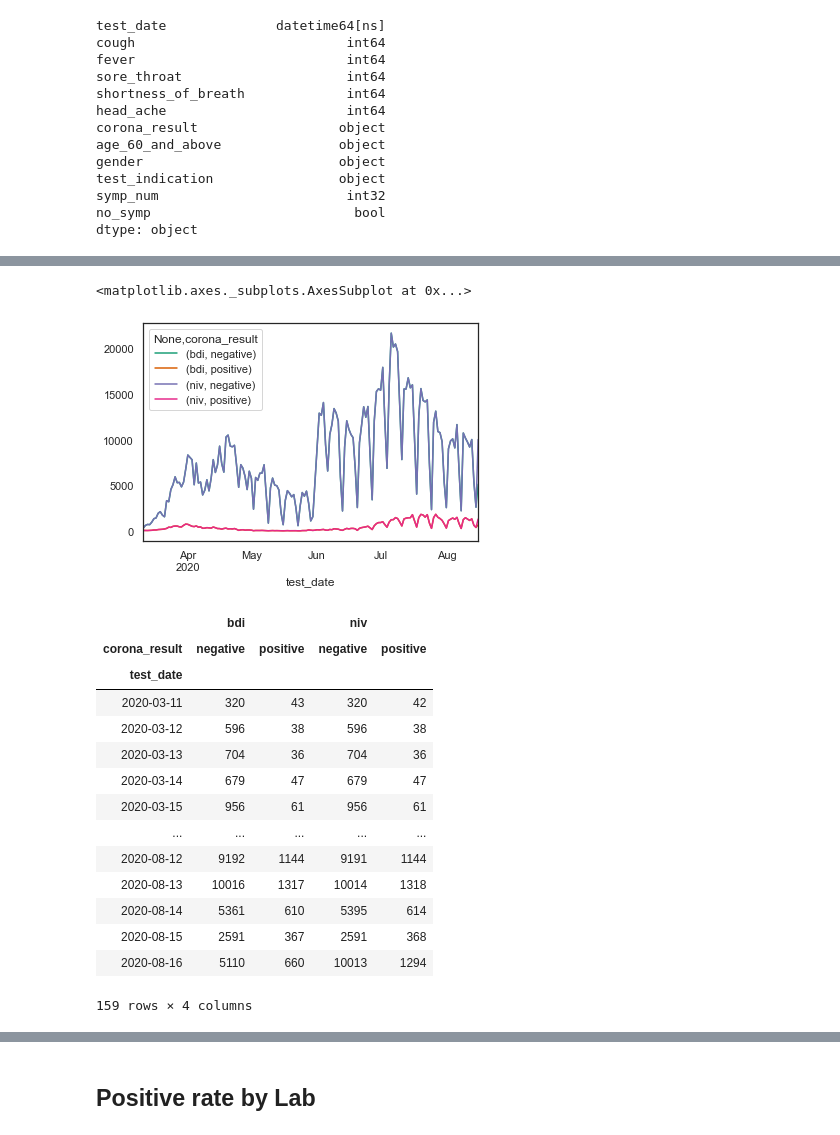
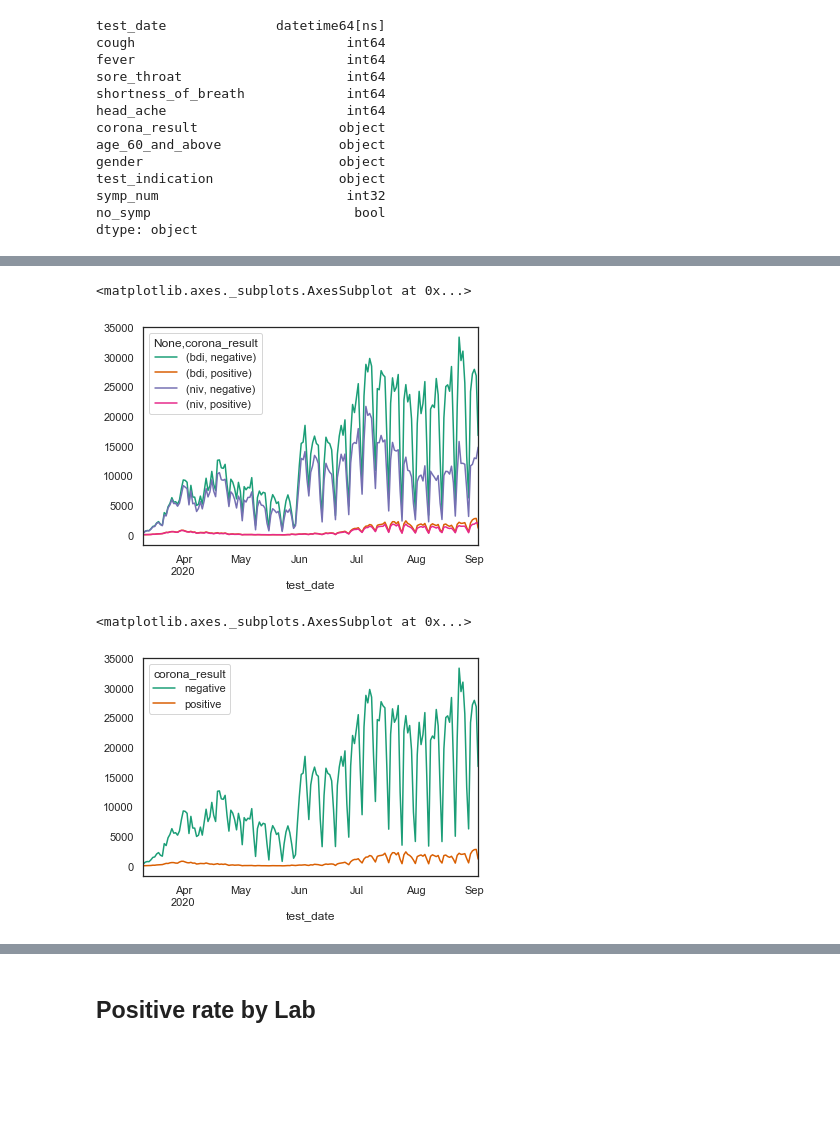
Before and after one commit to cjer/covid, a Jupyter notebook: israel_covid.ipynb, the cells around one changed output, grey strips where cells are left out. Cells and saved outputs as stored; diff of their text form; code cells hidden in the pictures; blank space fills up the shorter version.

Commit message:
replace is_first_Test with test_for_corona_diagnosis

```diff
--- a/israel_covid.ipynb
+++ b/israel_covid.ipynb
@@ -242,27 +243,13 @@ orig_test_date    datetime64[ns]
 dtype: object
 # %%
-pd.concat([bdi[(bdi.test_date>'2020') & (bdi.corona_result.isin(['positive', 'negative'])) & (bdi.is_first_Test=='Yes')].groupby(['test_date', 'corona_result']).size().unstack(),
+pd.concat([bdi[(bdi.test_date>'2020') & (bdi.corona_result.isin(['positive', 'negative'])) & (bdi.test_for_corona_diagnosis)].groupby(['test_date', 'corona_result']).size().unstack(),
            niv[niv.corona_result!='other'].groupby(['test_date', 'corona_result']).size().unstack()], keys=['bdi', 'niv'], axis=1).plot()
 # %% [output]
 <matplotlib.axes._subplots.AxesSubplot at 0x...>
-[figure, old version]
+[figure, new version]
 # %%
-pd.concat([bdi[(bdi.test_date>'2020') & (bdi.corona_result.isin(['positive', 'negative'])) & (bdi.is_first_Test=='Yes')].groupby(['test_date', 'corona_result']).size().unstack(),
-           niv[niv.corona_result!='other'].groupby(['test_date', 'corona_result']).size().unstack()], keys=['bdi', 'niv'], axis=1)
+bdi[(bdi.test_date<'2021') & (bdi.corona_result.isin(['positive', 'negative'])) & (bdi.test_for_corona_diagnosis)].groupby(['test_date', 'corona_result']).size().unstack().plot()
 # %% [output]
-|  | bdi |  | niv |  |
-| corona_result | negative | positive | negative | positive |
-| test_date |  |  |  |  |
-| 2020-03-11 | 320 | 43 | 320 | 42 |
-| 2020-03-12 | 596 | 38 | 596 | 38 |
-| 2020-03-13 | 704 | 36 | 704 | 36 |
-| 2020-03-14 | 679 | 47 | 679 | 47 |
-| 2020-03-15 | 956 | 61 | 956 | 61 |
-| ... | ... | ... | ... | ... |
-| 2020-08-12 | 9192 | 1144 | 9191 | 1144 |
-| 2020-08-13 | 10016 | 1317 | 10014 | 1318 |
-| 2020-08-14 | 5361 | 610 | 5395 | 614 |
-| 2020-08-15 | 2591 | 367 | 2591 | 368 |
-| 2020-08-16 | 5110 | 660 | 10013 | 1294 |
-159 rows × 4 columns
+<matplotlib.axes._subplots.AxesSubplot at 0x...>
+[figure, added]
 # %%
```
Also changed, not shown: parts of 73 cells of this notebook.
